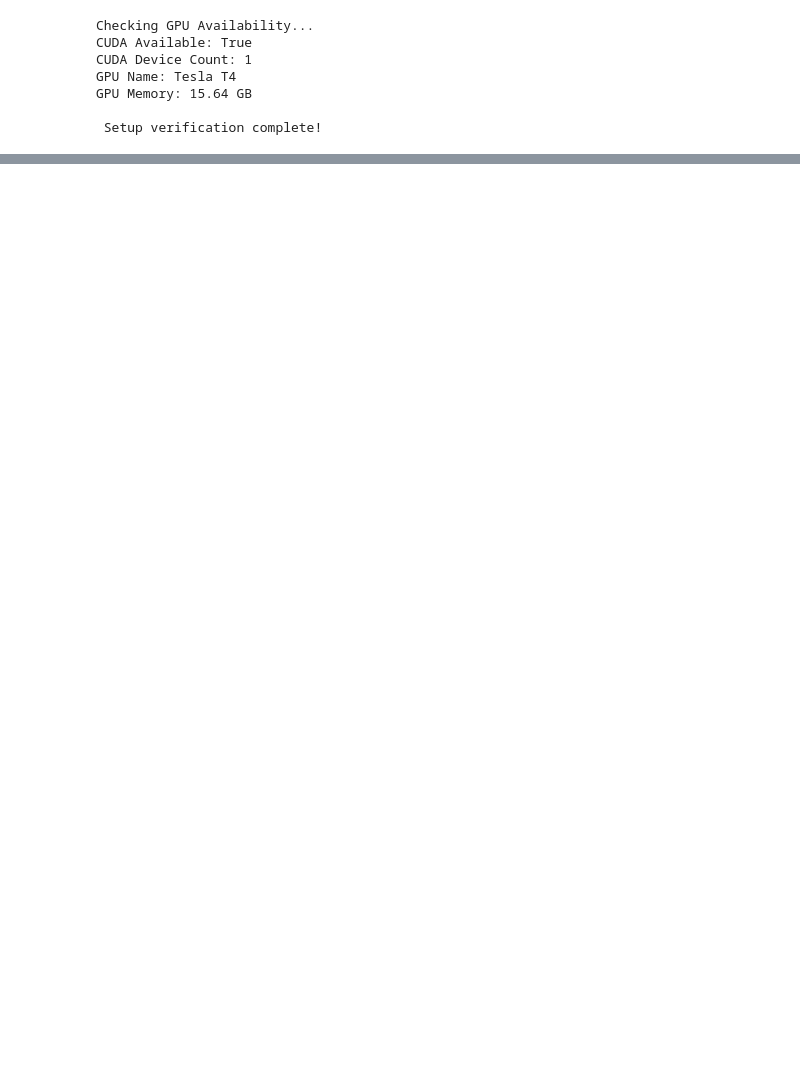
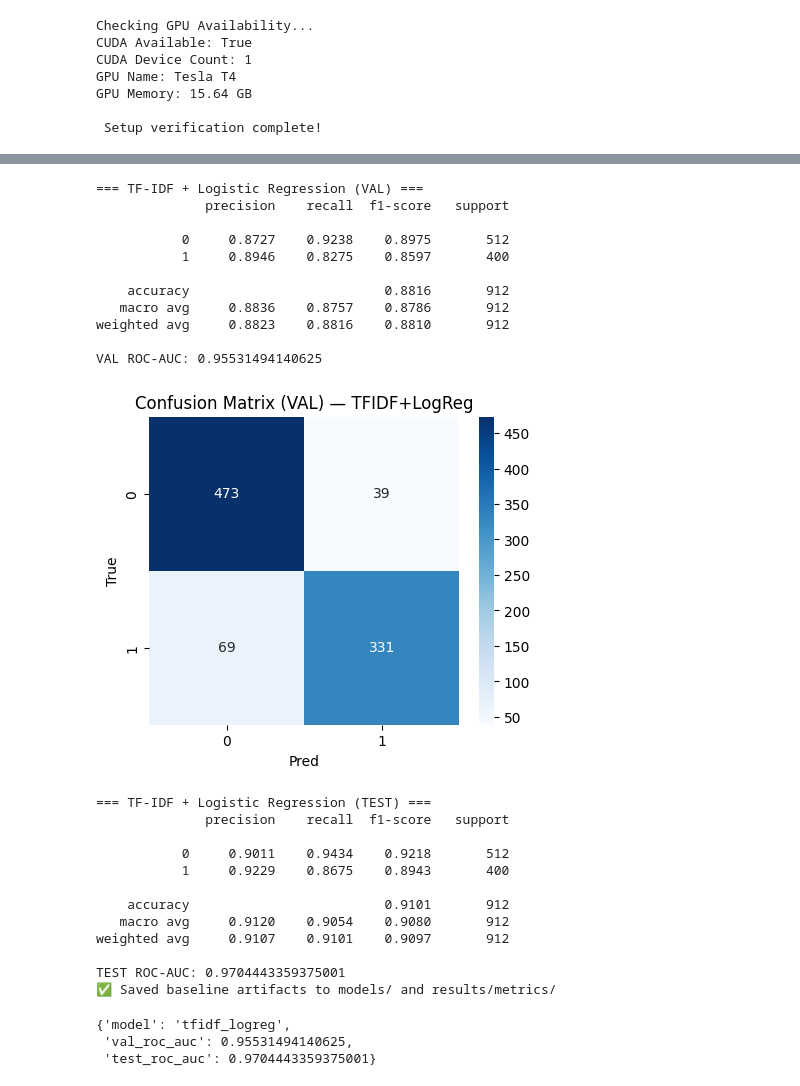
Before and after one commit to naikwadesharvil/mental-health-detection-nlp, a Jupyter notebook: 01_data_exploration.ipynb, the cells around one changed output, grey strips where cells are left out. Drawn from its saved outputs; the diff is of its cells as text; code cells hidden in the pictures; blank space fills up the shorter version.

```diff
--- a/01_data_exploration.ipynb
+++ b/01_data_exploration.ipynb
@@ -322,0 +193,77 @@ files.download("results/metrics/tfidf_logreg_val_metrics.json")
+# %%
+from sklearn.feature_extraction.text import TfidfVectorizer
+from sklearn.linear_model import LogisticRegression
+from sklearn.metrics import classification_report, confusion_matrix, roc_auc_score
+import joblib
+
+tfidf = TfidfVectorizer(max_features=30000, ngram_range=(1,2), min_df=2)
+X_train_vec = tfidf.fit_transform(X_train_base)
+X_val_vec   = tfidf.transform(X_val_base)
+
+clf = LogisticRegression(max_iter=2000, class_weight="balanced")
+clf.fit(X_train_vec, y_train_base)
+
+val_pred = clf.predict(X_val_vec)
+val_prob = clf.predict_proba(X_val_vec)[:,1]
+
+print("=== TF-IDF + Logistic Regression (VAL) ===")
+print(classification_report(y_val_base, val_pred, digits=4))
+print("VAL ROC-AUC:", roc_auc_score(y_val_base, val_prob))
+
+cm = confusion_matrix(y_val_base, val_pred)
+plt.figure(figsize=(5,4))
+sns.heatmap(cm, annot=True, fmt="d", cmap="Blues")
+plt.title("Confusion Matrix (VAL) — TFIDF+LogReg")
+plt.xlabel("Pred"); plt.ylabel("True")
+plt.show()
+
+# Test
+X_test_vec = tfidf.transform(X_test_base)
+test_pred  = clf.predict(X_test_vec)
+test_prob  = clf.predict_proba(X_test_vec)[:,1]
+print("=== TF-IDF + Logistic Regression (TEST) ===")
+print(classification_report(y_test_base, test_pred, digits=4))
+print("TEST ROC-AUC:", roc_auc_score(y_test_base, test_prob))
+
+# Save artifacts
+joblib.dump(tfidf, "models/tfidf_vectorizer.joblib")
+joblib.dump(clf, "models/logreg_tfidf.joblib")
+
+metrics_base = {
+    "model": "tfidf_logreg",
+    "val_roc_auc": float(roc_auc_score(y_val_base, val_prob)),
+    "test_roc_auc": float(roc_auc_score(y_test_base, test_prob)),
+}
+with open("results/metrics/tfidf_logreg_metrics.json", "w") as f:
+    json.dump(metrics_base, f, indent=2)
+
+print("✅ Saved baseline artifacts to models/ and results/metrics/")
+metrics_base
+# %% [output]
+=== TF-IDF + Logistic Regression (VAL) ===
+              precision    recall  f1-score   support
+
+           0     0.8727    0.9238    0.8975       512
+           1     0.8946    0.8275    0.8597       400
+
+    accuracy                         0.8816       912
+   macro avg     0.8836    0.8757    0.8786       912
+weighted avg     0.8823    0.8816    0.8810       912
+
+VAL ROC-AUC: 0.95531494140625
+[figure, added]
+=== TF-IDF + Logistic Regression (TEST) ===
+              precision    recall  f1-score   support
+
+           0     0.9011    0.9434    0.9218       512
+           1     0.9229    0.8675    0.8943       400
+
+    accuracy                         0.9101       912
+   macro avg     0.9120    0.9054    0.9080       912
+weighted avg     0.9107    0.9101    0.9097       912
+
+TEST ROC-AUC: 0.9704443359375001
+✅ Saved baseline artifacts to models/ and results/metrics/
+{'model': 'tfidf_logreg',
+ 'val_roc_auc': 0.95531494140625,
+ 'test_roc_auc': 0.9704443359375001}
```
Also changed, not shown: parts of 19 cells of this notebook.
